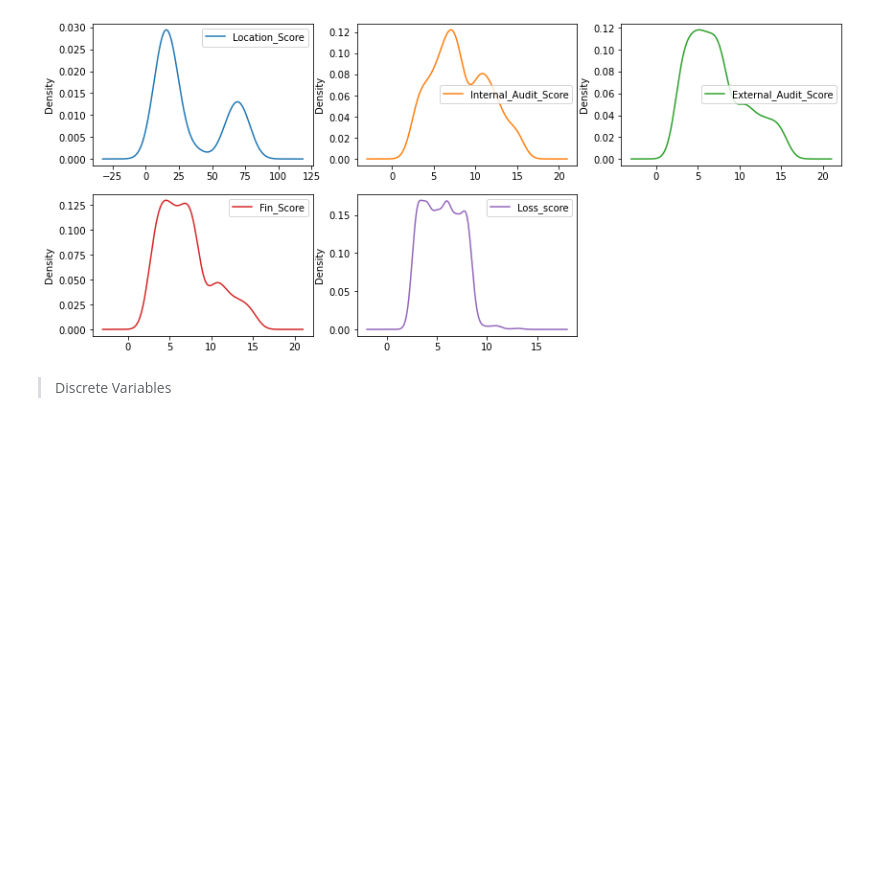
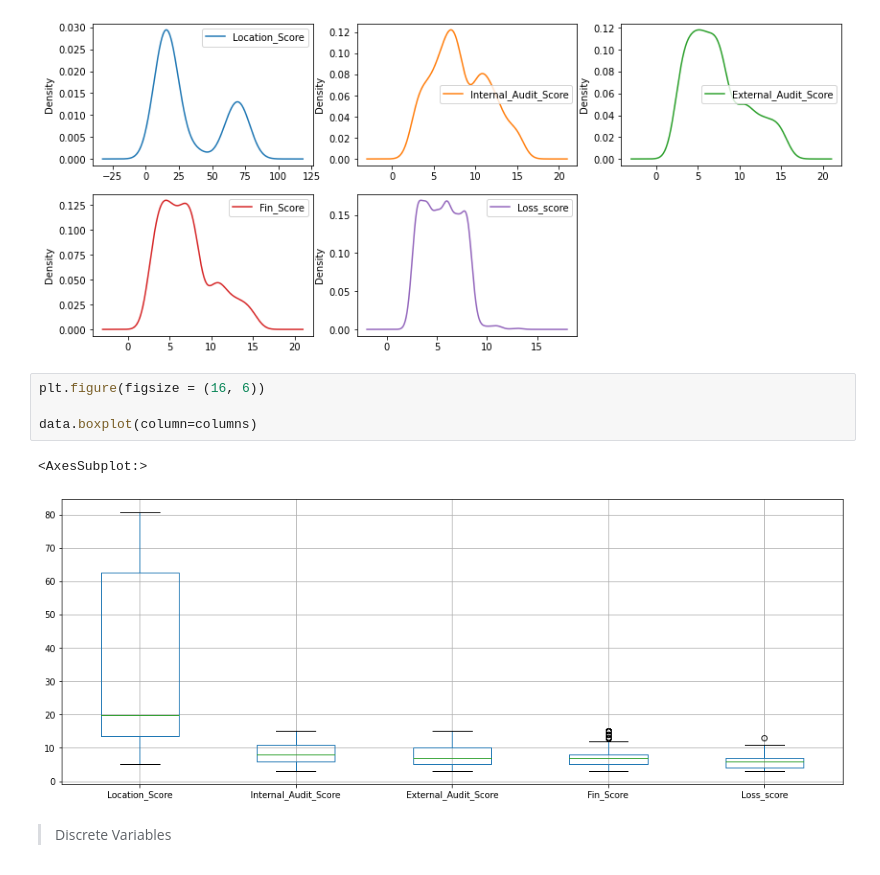
Before and after one commit to georgek2/ENd-To-EnD, a Jupyter notebook: 11_Finance/baseline.ipynb, the cells around one changed output. Saved outputs shown, nothing was run; the diff lists cells and outputs as text; blank space fills up the shorter version.

```diff
--- a/11_Finance/baseline.ipynb
+++ b/11_Finance/baseline.ipynb
@@ -129,6 +143,13 @@ array([[<AxesSubplot:ylabel='Density'>, <AxesSubplot:ylabel='Density'>,
         <AxesSubplot:ylabel='Density'>]], dtype=object)
 <Figure size 1152x432 with 0 Axes>
 [figure]
+# %%
+plt.figure(figsize = (16, 6))
+
+data.boxplot(column=columns)
+# %% [output]
+<AxesSubplot:>
+[figure, added]
 # %% [markdown]
 > Discrete Variables
 # %%
```
Also changed, not shown: parts of 21 cells of this notebook, 1 other file.
